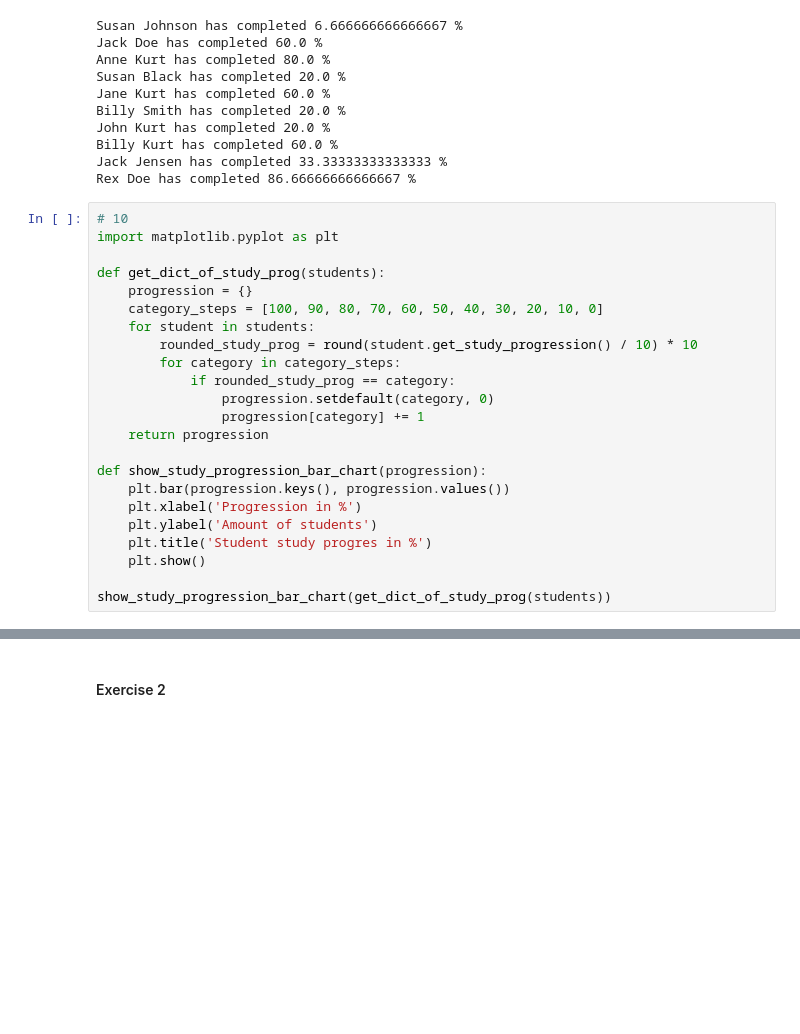
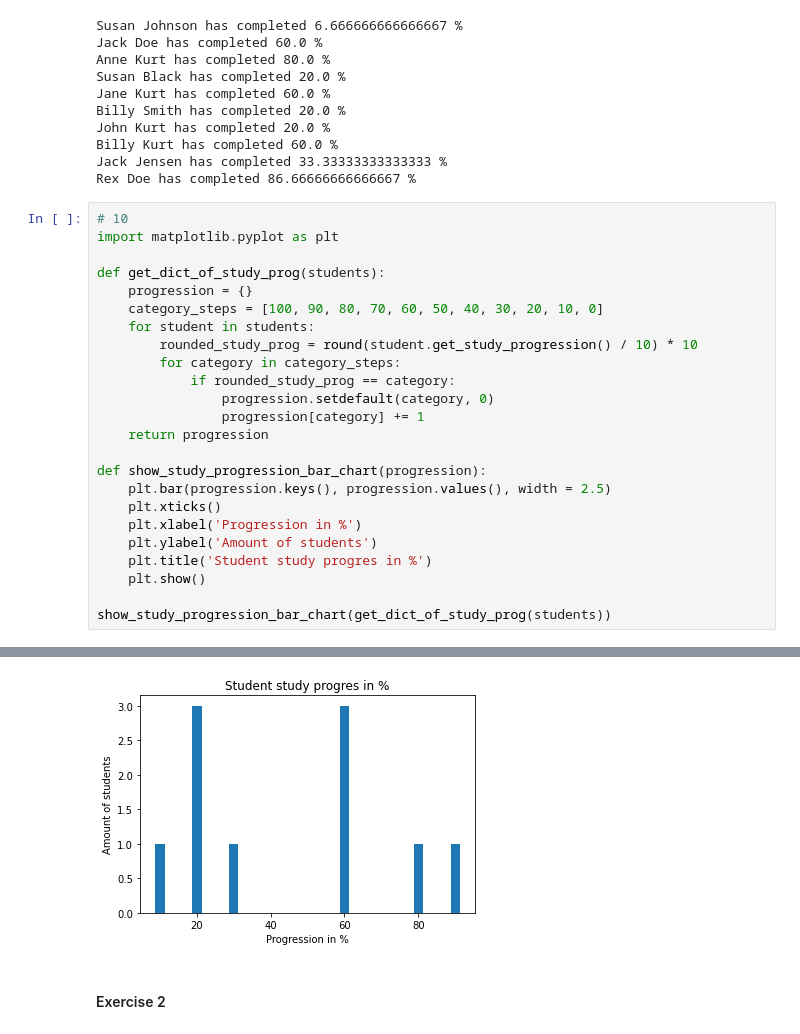
Before and after one commit to CarolineHoeg/Python2021, a Jupyter notebook: Week_03.ipynb, the cells around one changed output, grey strips where cells are left out. Drawn from its saved outputs; the diff is of its cells as text; blank space fills up the shorter version.

```diff
--- a/Week_03.ipynb
+++ b/Week_03.ipynb
@@ -191,7 +191,8 @@ def get_dict_of_study_prog(students):
     return progression
 
 def show_study_progression_bar_chart(progression):
-    plt.bar(progression.keys(), progression.values())
+    plt.bar(progression.keys(), progression.values(), width = 2.5)
+    plt.xticks()
     plt.xlabel('Progression in %')
     plt.ylabel('Amount of students')
     plt.title('Student study progres in %')
@@ -204,3 +203,4 @@ show_study_progression_bar_chart(get_dict_of_study_prog(students))
+[figure, added]
 # %% [markdown]
 #### Exercise 2
 # %%
```
Also changed, not shown: parts of 2 cells of this notebook.
